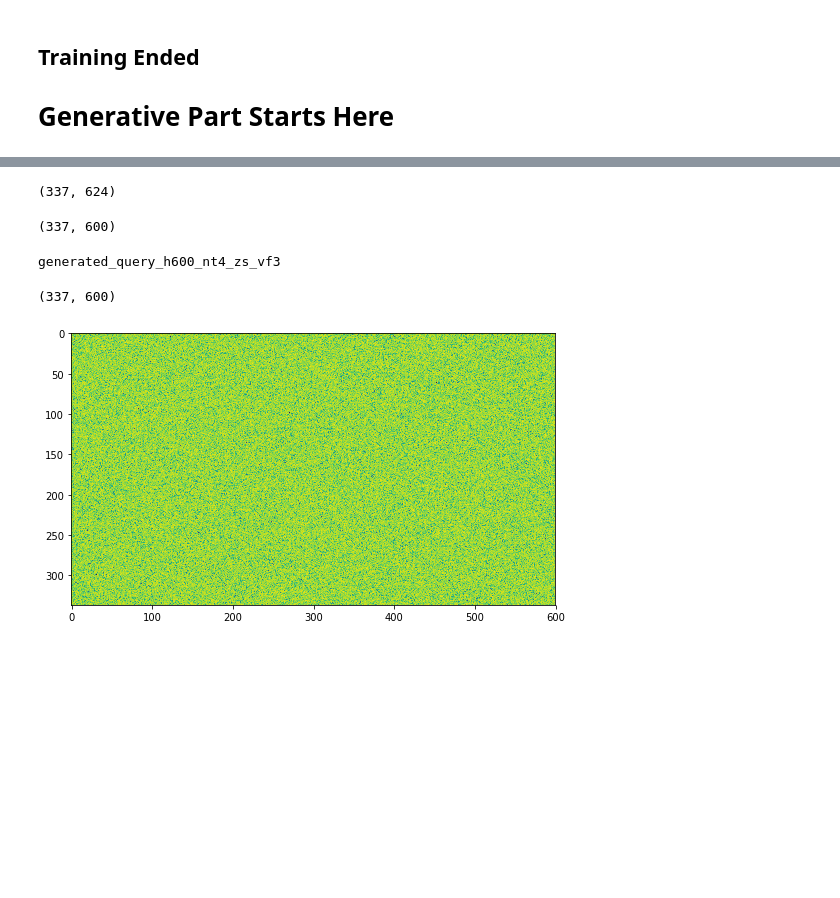
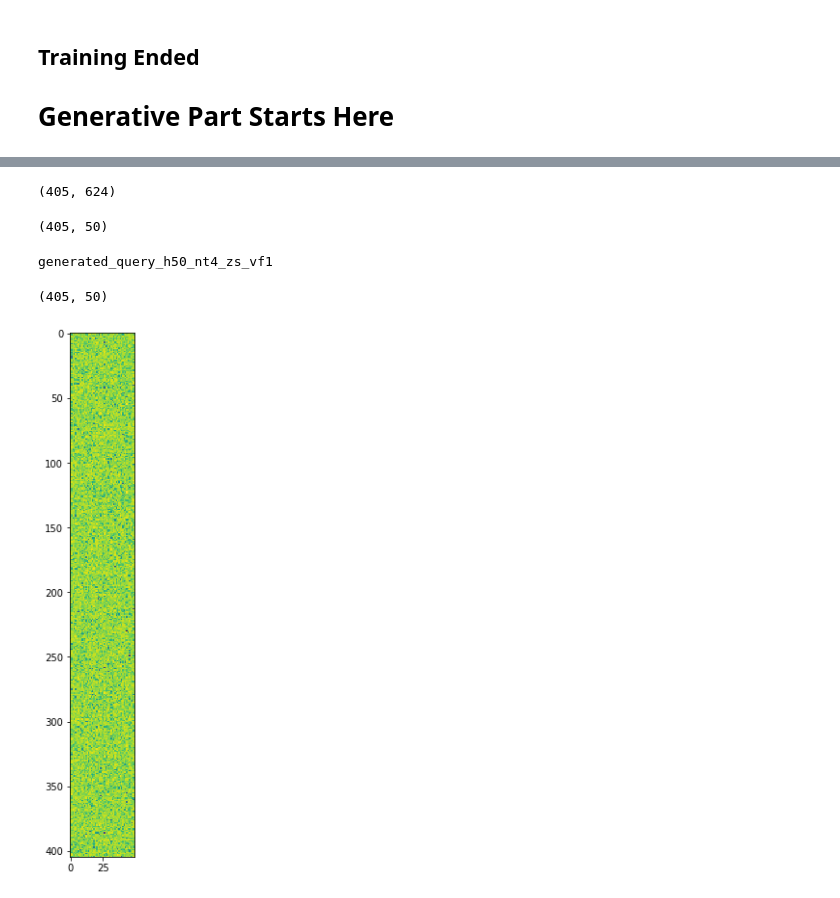
Before and after one commit to mayuridev/DeepQueryImprovisation, a Jupyter notebook: musicML.ipynb, the cells around one changed output, grey strips where cells are left out. Saved outputs shown, nothing was run; the diff lists cells and outputs as text; code cells hidden in the pictures; blank space fills up the shorter version.

```diff
--- a/musicML.ipynb
+++ b/musicML.ipynb
@@ -117,6 +134,6 @@ def get_songs(path):
              print(np.array(song).shape[0], 'no good')
     return songs
 # %%
-songs = get_songs('/content/drive/MyDrive/mozart/') #These songs have already been converted from midi to msgpack
+songs = get_songs('/content/drive/MyDrive/MusicNotebook/mozart') #These songs have already been converted from midi to msgpack
 print("{} songs processed".format(len(songs)))
 # %% [output]
@@ -143,7 +154,7 @@ note_range = highest_note-lowest_note #the note range
 
 num_timesteps  = 4 #64 #32 #16 #This is the number of timesteps that we will create at a time  (16 = one bar)
 n_visible      = 2*note_range*num_timesteps #This is the size of the visible layer.
-n_hidden       = 600 #50 #This is the size of the hidden layer
+n_hidden       = 50 #50 #This is the size of the hidden layer
 # %%
 #x  = tf.placeholder(tf.float32, [None, n_visible], name="x") #The placeholder variable that holds our data
 #W  = tf.Variable(tf.random_normal([n_visible, n_hidden], 0.01), name="W") #The weight matrix that stores the edge weights
@@ -230,7 +242,7 @@ sess.run(tf.global_variables_initializer())
 if not os.path.exists('out/'):
     os.makedirs('out/')
 # %%
-num_epochs = 25000 #The number of training epochs that we are going to run. For each epoch we go through the entire data set.
+num_epochs = 15000 #The number of training epochs that we are going to run. For each epoch we go through the entire data set.
 batch_size = 100 #The number of training examples that we are going to send through the model at a time.
 # lr         = tf.constant(0.005, tf.float32) #The learning rate of our model
 
@@ -239,6 +251,7 @@ loss_value = np.array([])
 iter_value = np.array([])
 songs = [songs[0]]
 while i <= num_epochs:
+    start_time = time.time()
     for song in songs:
         # The songs are stored in a time x notes format. The size of each song is timesteps_in_song x 2*note_range
         # Here we reshape the songs so that each training example is a vector with num_timesteps x 2*note_range elements
@@ -252,21 +265,23 @@ while i <= num_epochs:
             _, loss = sess.run([solver, vae_loss], feed_dict={X: X_mb})
 
 
-
-
-
-
     if i % 100 == 0:
-        print('Iter: {}'.format(i))
-        print('Loss: {:.4}'. format(loss))
+        end_time = time.time()
+        log_str = '[Iter {}] '.format(i)
+        log_str += '[Loss {}]'.format(loss)
+        timeTaken = (end_time - start_time) * 100
+        log_str += '({:.3f} sec / 100 epoch)'.format(timeTaken)
+        print(log_str)
         iter_value = np.append(iter_value, i)
 
         loss_value = np.append(loss_value, loss)
 
         print(iter_value)
         print(loss_value)
-        plt.figure()
+        plt.figure(figsize=(8, 8))
+        plt.plot(iter_value, loss_value, 'o-')
 
+        plt.show()
 
     if i % 1000 == 0:
         samples = sess.run(X_samples, feed_dict={z: np.random.randn(1,z_dim)})
@@ -281,9 +296,7 @@ while i <= num_epochs:
         plt.pause(0.1)
         #midi_manipulation.noteStateMatrixToMidi(thresh_S, "out/generated_chord_{}".format(i))
 #                 print(i)
-        plt.plot(iter_value, loss_value, 'o-')
 
-        plt.show()
 
     i += 1
 # %% [output]
@@ -405,8 +427,9 @@ midi_manipulation.noteStateMatrixToMidi(thresh_S, "out/generated_chord_long")
 # %%
-vn = 3
-q = "/content/drive/MyDrive/haydn/haydn3"+".mid"
+vn = 1
+q = "/content/drive/MyDrive/MusicNotebook/haydn/hob1"+".mid"
 # q = "/content/drive/MyDrive/naruto/n2.mid"
 querysong = np.array(midi_manipulation.midiToNoteStateMatrix(q))
 print(np.shape(querysong))
+plt.figure(figsize=(8, 20))
 plt.imshow(querysong)
 # %% [output]
@@ -426,7 +449,7 @@ S_reconstruct = np.reshape(song, (decode_bars*num_timesteps, 2*note_range))
 
 midi_manipulation.noteStateMatrixToMidi(S_reconstruct, "out/song_reconstruct"+"_vf"+str(vn))
 # %% [output]
-(337, 624)
+(405, 624)
 # %%
 # Encode the VAE on query
 # These are the functions for Encoding-Decoding
@@ -446,7 +469,7 @@ else: #using the mean instead of sampling:
     ztype = "_zmu"
 print(np.shape(zq_sample))
 # %% [output]
-(337, 600)
+(405, 50)
 # %%
 # Decode with the z from query
 samples = sess.run(X_samples, feed_dict={z: zq_sample})
@@ -457,11 +480,11 @@ fout = "generated_query"+'_h'+str(n_hidden)+'_nt'+str(num_timesteps)+str(ztype)+
 print(fout)
 midi_manipulation.noteStateMatrixToMidi(thresh_S, "out/"+fout)
 # %% [output]
-generated_query_h600_nt4_zs_vf3
+generated_query_h50_nt4_zs_vf1
 # %%
-plt.figure(figsize=(18,5))
+plt.figure(figsize=(30,10))
 plt.imshow(np.log(np.abs(zq_sample)))
 print(np.shape(zq_sample))
 # %% [output]
-(337, 600)
+(405, 50)
-[figure, old version]
+[figure, new version]
```
Also changed, not shown: parts of 21 cells of this notebook, 59 other files.
